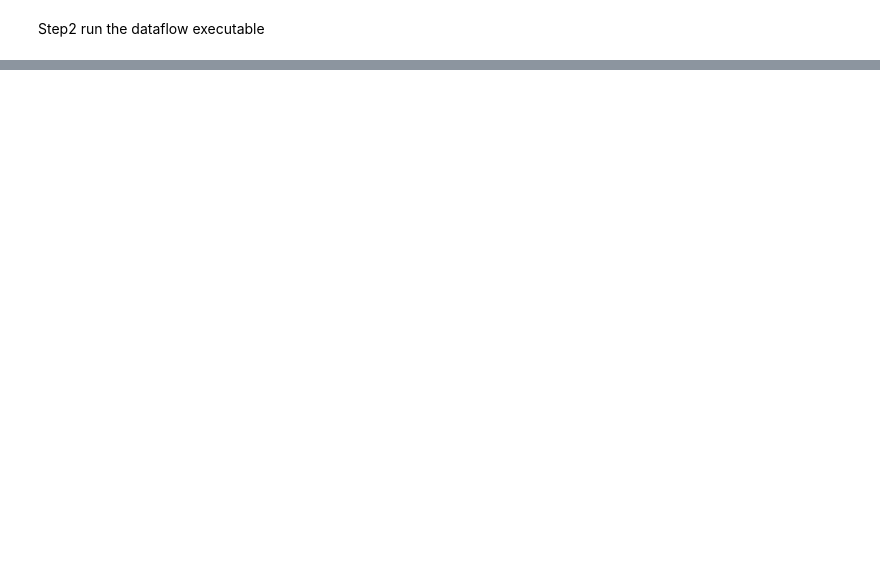
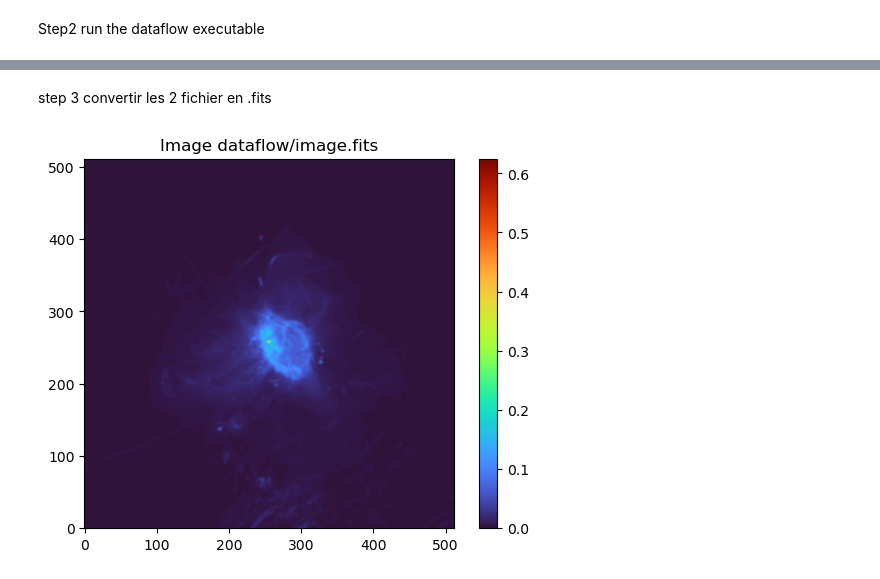
Before and after one commit to Ophelie-Renaud/measurementset-simulator, a Jupyter notebook: ms_from_fits_dataflow.ipynb, the cells around one changed output, grey strips where cells are left out. Drawn from its saved outputs; the diff is of its cells as text; code cells hidden in the pictures; blank space fills up the shorter version.

```diff
--- a/ms_from_fits_dataflow.ipynb
+++ b/ms_from_fits_dataflow.ipynb
@@ -44,0 +76,37 @@ if result.stderr:
+# %% [markdown]
+step 3 convertir les 2 fichier en .fits
+# %%
+import numpy
+import sys
+import astropy
+from astropy.io import fits
+import matplotlib.pyplot as plt
+
+def write_nparr_to_fits(data, filename):
+    hdu = fits.PrimaryHDU(data)
+    hdulist = fits.HDUList([hdu])
+    hdulist.writeto(filename, overwrite=True)
+    hdulist.close()
+
+def display_fits_image(fits_file):
+    # Charger les données du fichier FITS
+    hdulist = fits.open(fits_file)
+    data = hdulist[0].data  # Les données de l'image sont dans la première extension
+    hdulist.close()
+
+    # Affichage de l'image avec matplotlib
+    plt.imshow(data, cmap='turbo', origin='lower')
+    plt.colorbar()  # Ajoute une barre de couleur pour l'échelle des intensités
+    plt.title(f"Image {fits_file}")
+    plt.show()
+
+IMAGE = "dataflow/image.csv"
+FITS = "dataflow/image.fits"
+delimiter = ","
+
+result = numpy.genfromtxt(IMAGE, delimiter=delimiter)[:,:-1]  # Ignorer la dernière colonne si nécessaireresult = numpy.flip(result)
+
+write_nparr_to_fits(result, FITS)
+display_fits_image(FITS)
+# %% [output]
+[figure, added]
```
Also changed, not shown: parts of 4 cells of this notebook, 20 other files.
